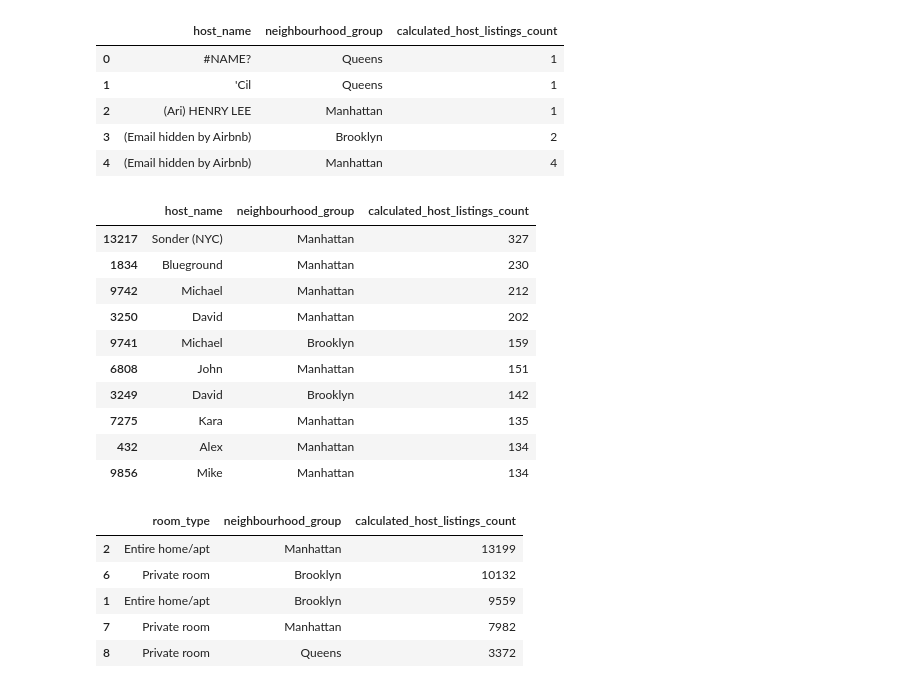
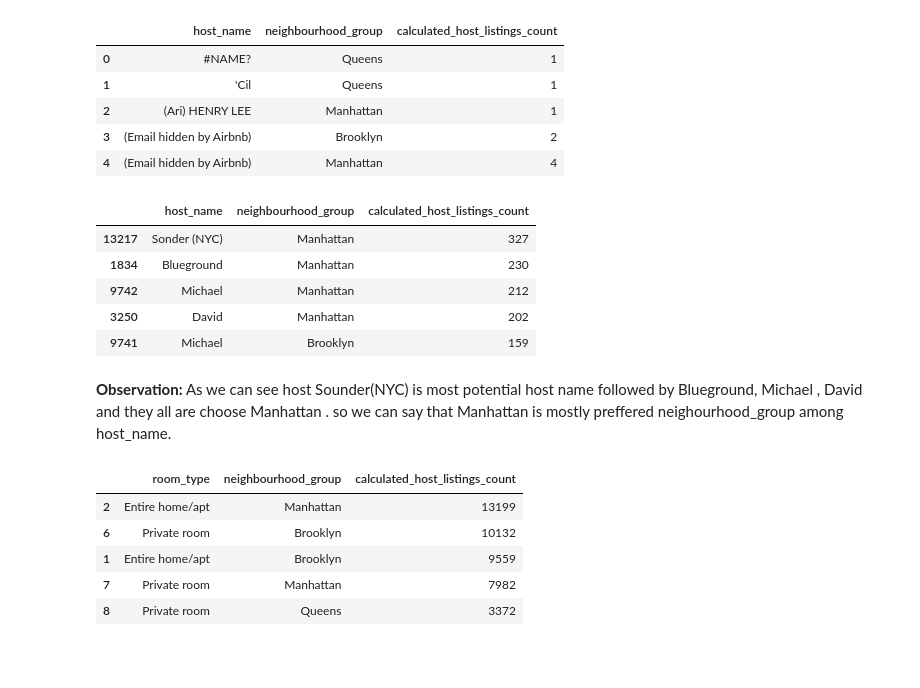
Before and after one commit to iamnaveenk/EDA_project_Airbnb, a Jupyter notebook: EDA_project_airbnb.ipynb, the cells around one changed output. Saved outputs shown, nothing was run; the diff lists cells and outputs as text; code cells hidden in the pictures; blank space fills up the shorter version.

```diff
--- a/EDA_project_airbnb.ipynb
+++ b/EDA_project_airbnb.ipynb
@@ -274,19 +274,18 @@ host_areas.head(5)
 | 3 | (Email hidden by Airbnb) | Brooklyn | 2 |
 | 4 | (Email hidden by Airbnb) | Manhattan | 4 |
 # %%
-host_areas.sort_values("calculated_host_listings_count",ascending=False).head(10)
+host_areas.sort_values("calculated_host_listings_count",ascending=False).head()
 # %% [output]
 |  | host_name | neighbourhood_group | calculated_host_listings_count |
 | 13217 | Sonder (NYC) | Manhattan | 327 |
 | 1834 | Blueground | Manhattan | 230 |
 | 9742 | Michael | Manhattan | 212 |
 | 3250 | David | Manhattan | 202 |
 | 9741 | Michael | Brooklyn | 159 |
-| 6808 | John | Manhattan | 151 |
-| 3249 | David | Brooklyn | 142 |
-| 7275 | Kara | Manhattan | 135 |
-| 432 | Alex | Manhattan | 134 |
-| 9856 | Mike | Manhattan | 134 |
+# %% [markdown]
+**Observation:**
+As we can see host Sounder(NYC) is most potential  host name followed by Blueground, Michael , David and they all are choose Manhattan .
+so we can say that Manhattan is mostly preffered neighourhood_group among host_name.
 # %%
 host_areas1= data.groupby(['room_type','neighbourhood_group'])['calculated_host_listings_count'].count().reset_index()
 # %%
```
Also changed, not shown: parts of 1 cell of this notebook.
